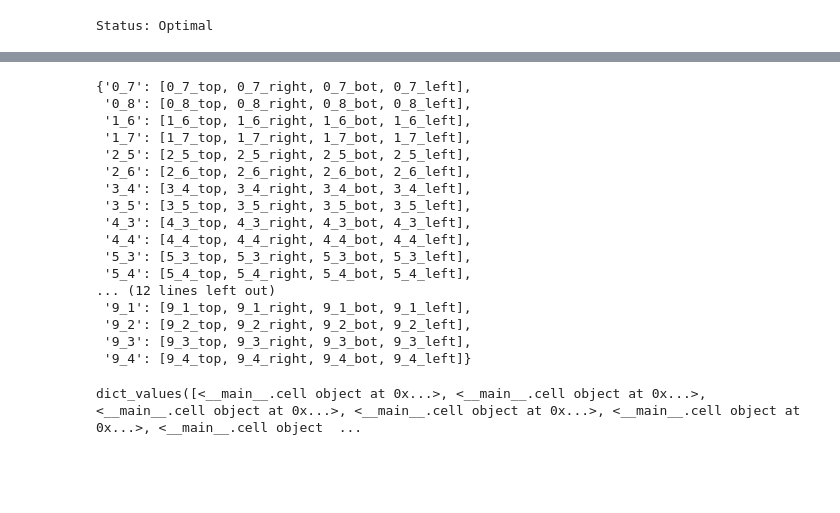
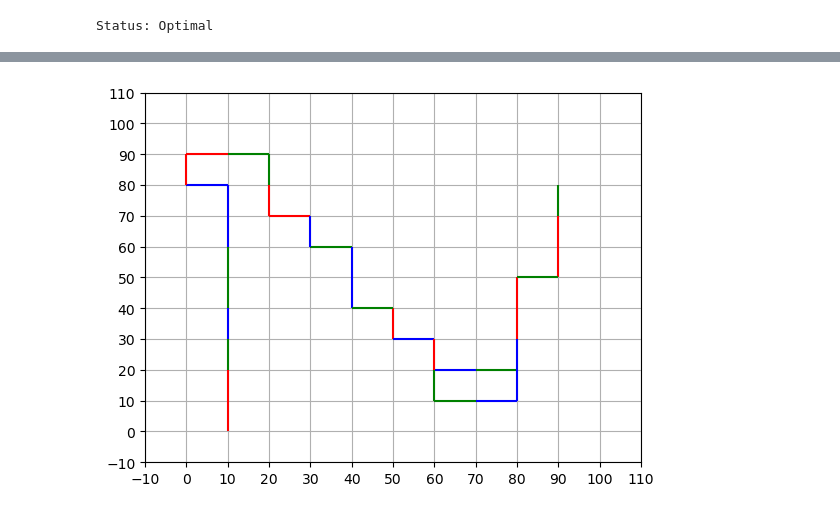
Before and after one commit to BenKupernik/MILP-Path-Finder, a Jupyter notebook: MILP path finder.ipynb, the cells around one changed output, grey strips where cells are left out. Drawn from its saved outputs; the diff is of its cells as text; code cells hidden in the pictures; blank space fills up the shorter version.

```diff
--- a/MILP path finder.ipynb
+++ b/MILP path finder.ipynb
@@ -179,7 +114,7 @@ for val in result:
         start_or_end_cell = True
     elif val[1].boundary.geoms[1] in start_end_points:
         start_or_end_cell = True
-    new_cell = cell(cell_id, x_center, y_center, sgr, start_or_end_cell)
+    new_cell = sf.cell(cell_id, x_center, y_center, sgr, start_or_end_cell)
     cells[new_cell.cell_id] = new_cell
-cells
+len(cells)
 # %% [output]
@@ -433,24 +231,29 @@ for v in prob.variables():
-# %%
-desc_vars
-# %% [output]
-{'0_7': [0_7_top, 0_7_right, 0_7_bot, 0_7_left],
- '0_8': [0_8_top, 0_8_right, 0_8_bot, 0_8_left],
- '1_6': [1_6_top, 1_6_right, 1_6_bot, 1_6_left],
- '1_7': [1_7_top, 1_7_right, 1_7_bot, 1_7_left],
- '2_5': [2_5_top, 2_5_right, 2_5_bot, 2_5_left],
- '2_6': [2_6_top, 2_6_right, 2_6_bot, 2_6_left],
- '3_4': [3_4_top, 3_4_right, 3_4_bot, 3_4_left],
- '3_5': [3_5_top, 3_5_right, 3_5_bot, 3_5_left],
- '4_3': [4_3_top, 4_3_right, 4_3_bot, 4_3_left],
- '4_4': [4_4_top, 4_4_right, 4_4_bot, 4_4_left],
- '5_3': [5_3_top, 5_3_right, 5_3_bot, 5_3_left],
- '5_4': [5_4_top, 5_4_right, 5_4_bot, 5_4_left],
-... (12 lines left out)
- '9_1': [9_1_top, 9_1_right, 9_1_bot, 9_1_left],
- '9_2': [9_2_top, 9_2_right, 9_2_bot, 9_2_left],
- '9_3': [9_3_top, 9_3_right, 9_3_bot, 9_3_left],
- '9_4': [9_4_top, 9_4_right, 9_4_bot, 9_4_left]}
-# %%
-cells.values()
-# %% [output]
-dict_values([<__main__.cell object at 0x...>, <__main__.cell object at 0x...>, <__main__.cell object at 0x...>, <__main__.cell object at 0x...>, <__main__.cell object at 0x...>, <__main__.cell object  ...
+# %%
+# get a list of all active edges
+# TODO make this more efficent if there's time
+active_edges = []
+for v in prob.variables():
+    if v.varValue == 1:
+        # get cell
+        for cell in cells.values():
+            edge = cell.get_vers_by_edge(v.name)
+            if edge is not None:
+                active_edges.append(edge)
+# %%
+# graph the active edges and see if it worked.
+lines = active_edges
+
+lc = LineCollection(lines, colors=['r', 'g', 'b'])
+fig = plt.figure()
+
+ax1 = fig.add_subplot(1, 1, 1)
+ax1.add_collection(lc)
+ax1.autoscale(tight=True)
+ax1.set_yticks(ticks=[-10, 0, 10, 20, 30, 40, 50, 60, 70, 80, 90, 100, 110])
+ax1.set_xticks(ticks=[-10, 0, 10, 20, 30, 40, 50, 60, 70, 80, 90, 100, 110])
+plt.grid()
+
+
+plt.show()
+# %% [output]
+[figure, added]
```
Also changed, not shown: parts of 11 cells of this notebook, 1 other file.
